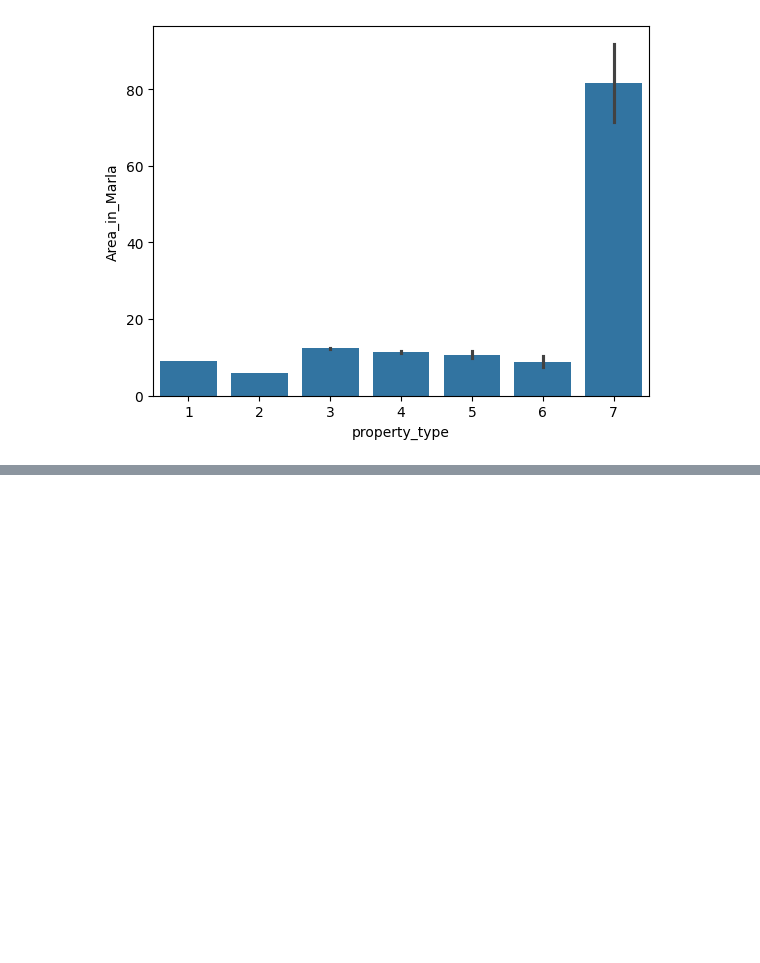
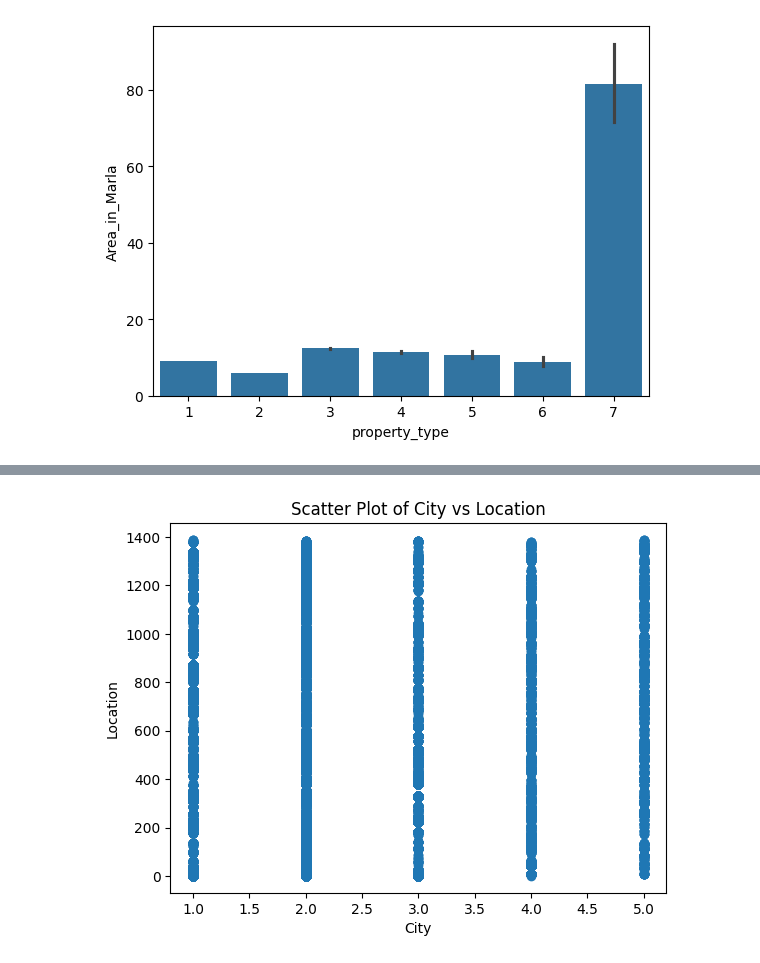
Before and after one commit to ZohaAsghar/House-price-prediction, a Jupyter notebook: house_price.ipynb, the cells around one changed output, grey strips where cells are left out. Drawn from its saved outputs; the diff is of its cells as text; code cells hidden in the pictures; blank space fills up the shorter version.

```diff
--- a/house_price.ipynb
+++ b/house_price.ipynb
@@ -401,0 +415,10 @@ seb.barplot(x=df["property_type"], y=df["Area_in_Marla"])
+# %%
+plt.scatter(df['city'], df['location'])
+x=df["city"]
+y=df["location"]
+plt.xlabel("City")
+plt.ylabel("Location")
+plt.title("Scatter Plot of City vs Location")
+plt.show()
+# %% [output]
+[figure, added]
```
Also changed, not shown: parts of 19 cells of this notebook.
